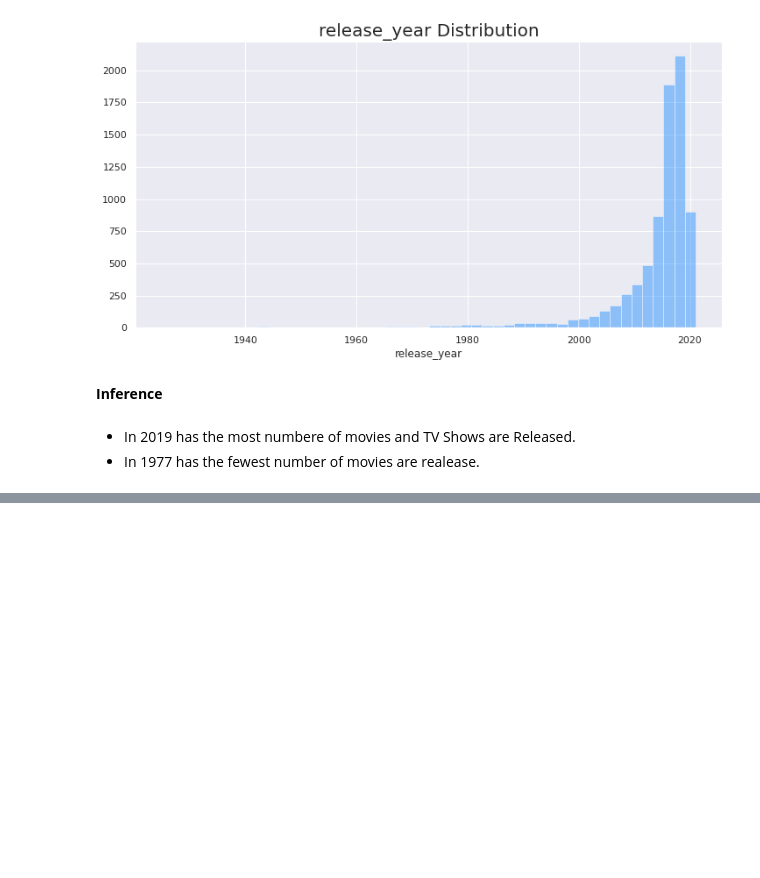
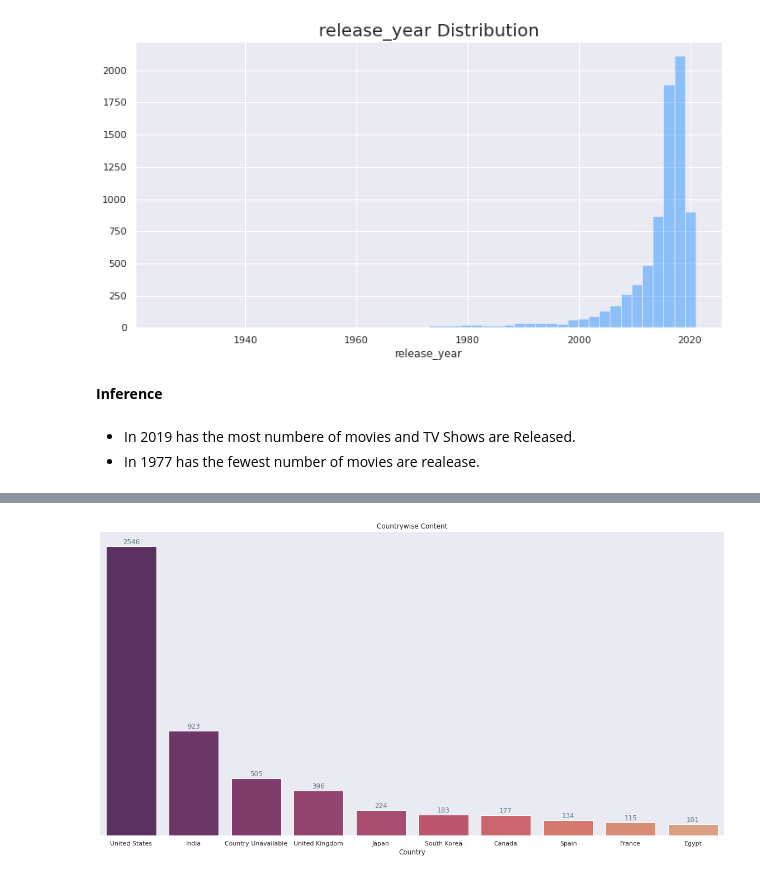
Before and after one commit to pinky-thakur/Netflix_Movies_and_TV_shows_Clustering_Capstone_project, a Jupyter notebook: Netflix_movies_and_TV_shows_clustering_project_final.ipynb, the cells around one changed output, grey strips where cells are left out. Saved outputs shown, nothing was run; the diff lists cells and outputs as text; code cells hidden in the pictures; blank space fills up the shorter version.

```diff
--- a/Netflix_movies_and_TV_shows_clustering_project_final.ipynb
+++ b/Netflix_movies_and_TV_shows_clustering_project_final.ipynb
@@ -430,0 +527,31 @@ plt.show()
+# %%
+def countplot_v(x,order,x_label,title):
+  plt.figure(figsize=(20,10))
+  plt.grid(b=False,axis='both')
+
+
+  ax=sns.countplot(x=x, data=data,order = order.value_counts().index[:10],
+              palette="flare_r")
+  for bar in ax.patches:
+    ax.annotate(format(bar.get_height()),
+                     (bar.get_x() + bar.get_width() / 2,
+                      bar.get_height()), ha='center', va='center',
+                     size=12,color='#607B8B',
+                     xytext=(0, 8),
+                     textcoords='offset points')
+
+
+  plt.tick_params(top=False, bottom=False, left=False, right=False, labelleft=False, labelbottom=True)
+  plt.tick_params(top=False, bottom=False, left=False, right=False, labelleft=False, labelbottom=True)
+  for spine in plt.gca().spines.values():
+    spine.set_visible(False)
+
+  ax.set(xlabel=x_label, ylabel = "")
+  plt.title(title)
+
+
+  plt.show()
+# %%
+countplot_v("country",data['country'],"Country",'Countrywise Content')
+# %% [output]
+[figure, added]
```
Also changed, not shown: parts of 26 cells of this notebook.
